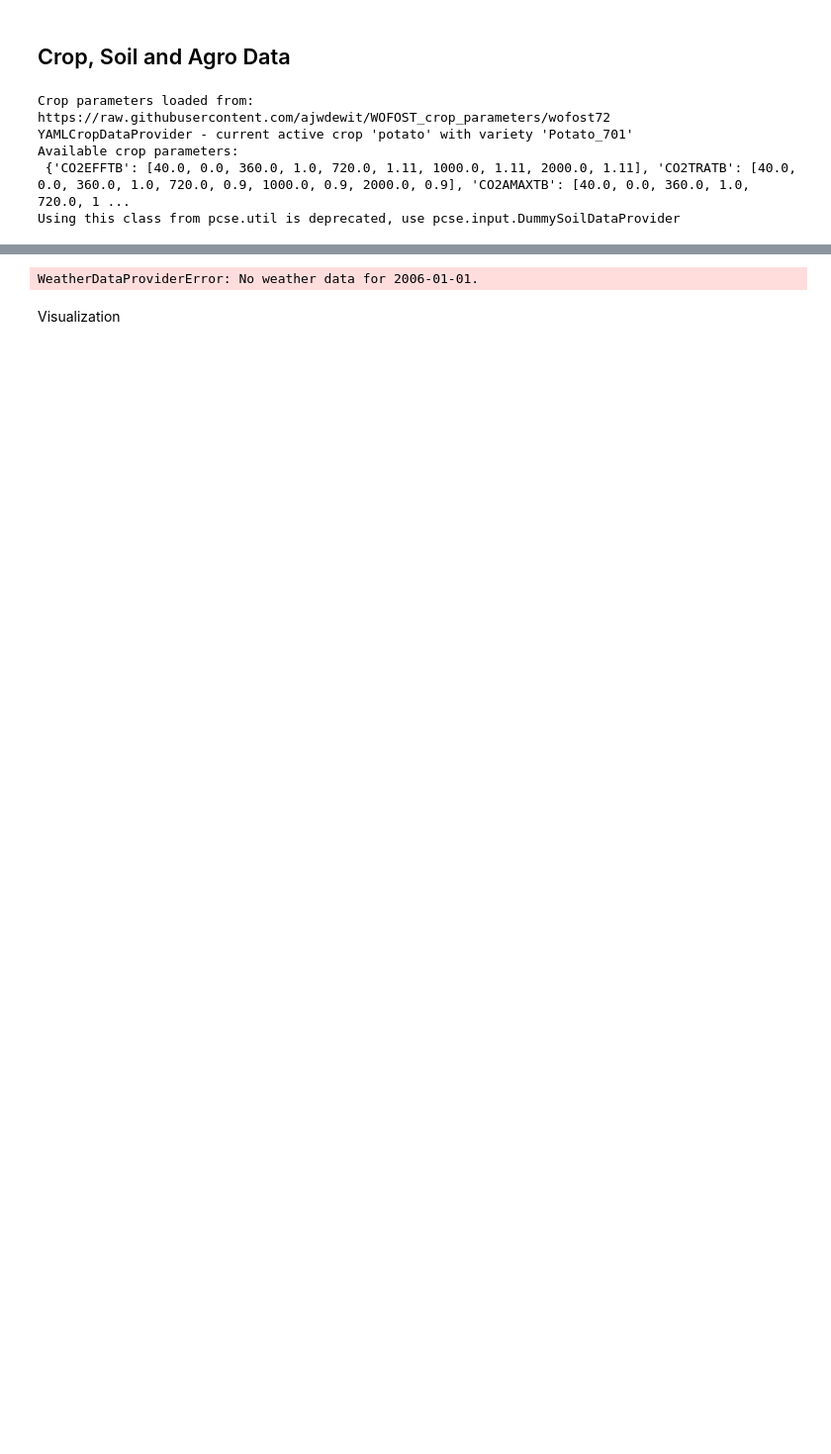
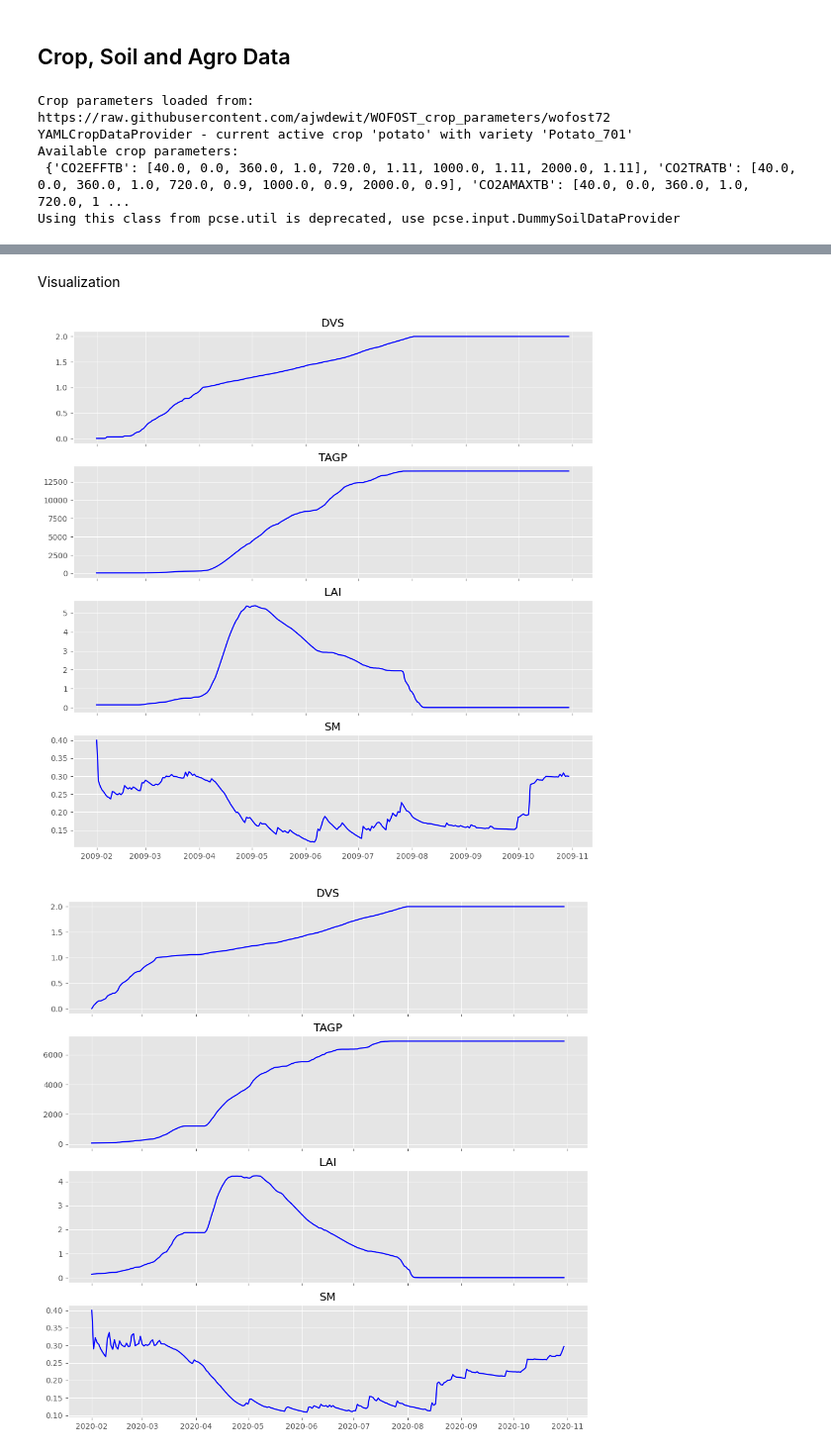
Before and after one commit to Luca2299/Agrivoltaics, a Jupyter notebook: Crop_simulation2.ipynb, the cells around one changed output, grey strips where cells are left out. Shown at 99% size. Saved outputs shown, nothing was run; the diff lists cells and outputs as text; code cells hidden in the pictures; blank space fills up the shorter version.

```diff
--- a/Crop_simulation2.ipynb
+++ b/Crop_simulation2.ipynb
@@ -293,6 +293,8 @@ from pcse.input import CSVWeatherDataProvider
 weatherdataproviderChem2009 = CSVWeatherDataProvider("data_PCSE_prepd/DATA_Chemnitz_2009_prepd_PCSE.csv")
 weatherdataproviderChem2020 = CSVWeatherDataProvider("data_PCSE_prepd/DATA_Chemnitz_2020_prepd_PCSE.csv")
 weatherdataproviderBre2009 = CSVWeatherDataProvider("data_PCSE_prepd/DATA_Bremen_2009_prepd_PCSE.csv")
-weatherdataproviderBre2020 = CSVWeatherDataProvider("data_PCSE_prepd/DATA_Bremen_2009_prepd_PCSE.csv")
+weatherdataproviderBre2020 = CSVWeatherDataProvider("data_PCSE_prepd/DATA_Bremen_2020_prepd_PCSE.csv")
 
-print(weatherdataprovider)
+#create List
+weatherlist = [[weatherdataproviderBre2009,weatherdataproviderBre2020],
+               [weatherdataproviderChem2009,weatherdataproviderChem2020]]
@@ -328,9 +328,9 @@ sited = WOFOST72SiteDataProvider(WAV=10) #WAV = initial soil moisture
 parameters = ParameterProvider(cropdata=cropd, soildata=soild, sitedata=sited)
 
 """agro file"""
-agromanagement_file =("agro/potato_agro_test.yaml") #insert path
-agromanagement = YAMLAgroManagementReader(agromanagement_file)
-#important: the time interval in the agro file must be up-to-date
+agro2009 = YAMLAgroManagementReader("agro/agro_potato_2009.yaml")
+agro2020 = YAMLAgroManagementReader("agro/agro_potato_2020.yaml")
+agrolist = [agro2009,agro2020]
 # %% [output]
 Crop parameters loaded from: https://raw.githubusercontent.com/ajwdewit/WOFOST_crop_parameters/wofost72
 YAMLCropDataProvider - current active crop 'potato' with variety 'Potato_701'
@@ -342,20 +342,28 @@ running the model with the given files
 # %%
-#running the model
 from pcse.models import Wofost72_WLP_CWB
-wofsim = Wofost72_WLP_CWB(parameters, weatherdataprovider, agromanagement)
 
-wofsim.run(days=10)
-df_results = pd.DataFrame(wofsim.get_output())
-df_results = df_results.set_index("day")
-df_results.tail()
+wofsim_results = [[0,0],[0,0]]
+#for a in range(len(weatherlist)):
+#    for b in range(len(weatherlist[a])):
+
+for a in range(len(weatherlist)):
+    for b in range(len(weatherlist[a])):
+        wofsim = Wofost72_WLP_CWB(parameters, weatherlist[a][b], agrolist[b])
+        wofsim.run(days=271+b) #2020 has one day more
+
+        wofsim_results[a][b] = pd.DataFrame(wofsim.get_output())
+        wofsim_results[a][b] = wofsim_results[a][b].set_index("day")
-# %% [output]
-WeatherDataProviderError: No weather data for 2006-01-01.
 # %% [markdown]
 Visualization
 # %%
-fig, axes = plt.subplots(nrows=4, ncols=1, figsize=(12,12), sharex=True)
-for var, ax in zip(["DVS", "TAGP", "LAI", "SM"], axes.flatten()):
-    ax.plot(df_results.index, df_results[var], 'b-')
-    ax.set_title(var)
-plt.show()
-fig.autofmt_xdate()
+for a in range(len(weatherlist)):
+    for b in range(len(weatherlist[a])):
+        fig, axes = plt.subplots(nrows=4, ncols=1, figsize=(12,12), sharex=True)
+        for var, ax in zip(["DVS", "TAGP", "LAI", "SM"], axes.flatten()):
+            ax.plot(wofsim_results[a][b].index, wofsim_results[a][b][var], 'b-')
+            ax.set_title(var)
+        plt.show()
+        #fig.autofmt_xdate()
+# %% [output]
+[figure, added]
+[figure, added]
```
Also changed, not shown: parts of 3 cells of this notebook, 2 other files.
